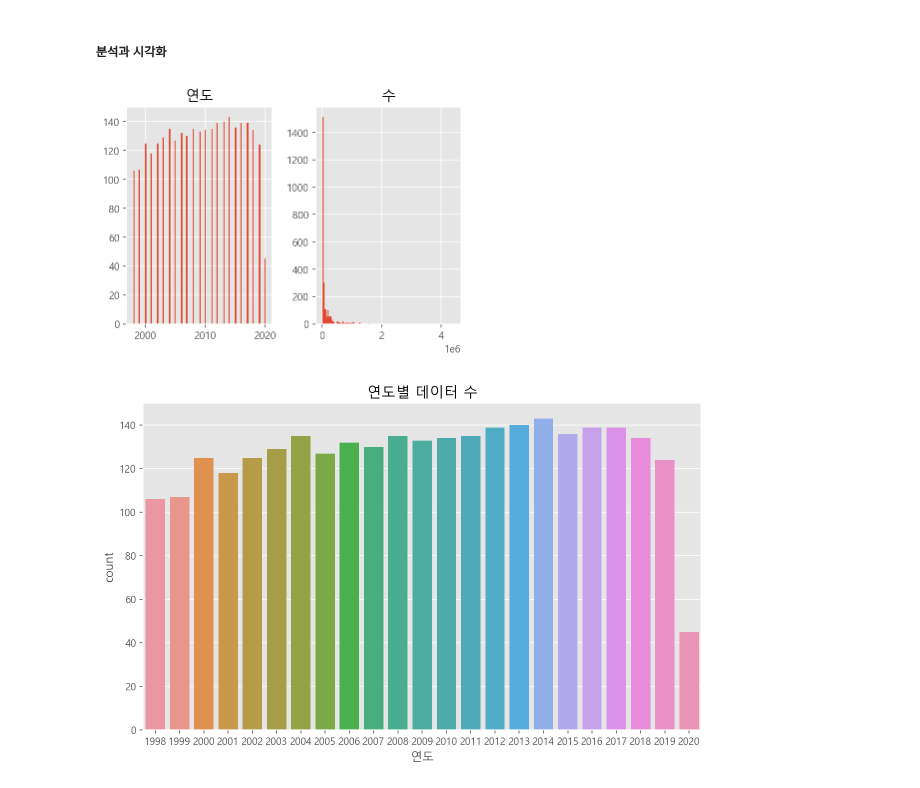
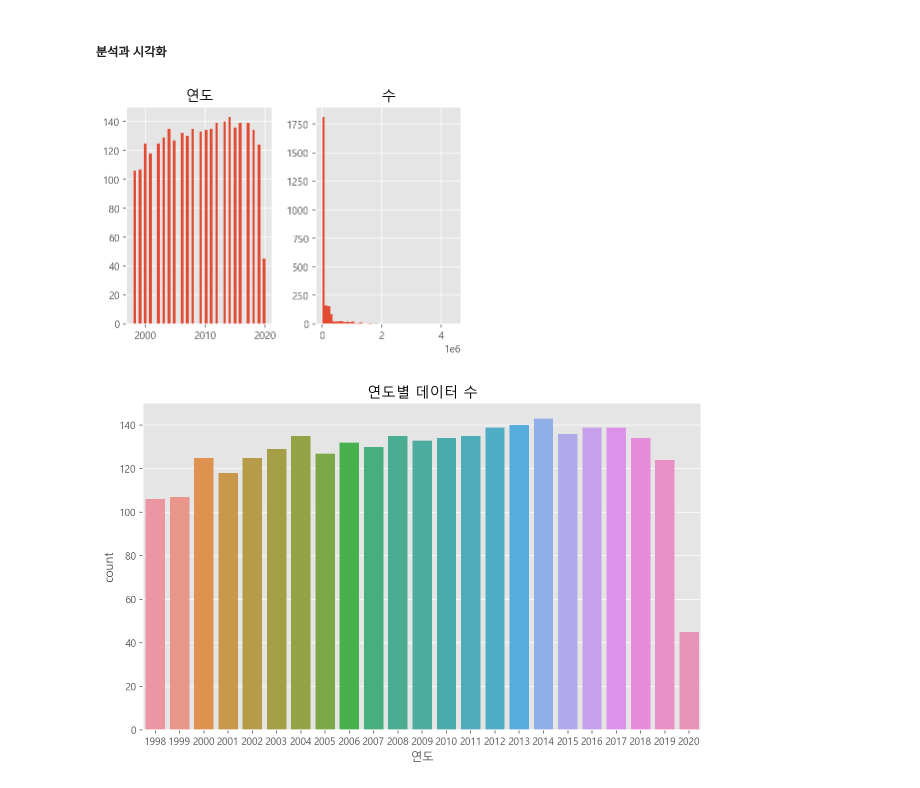
Before and after one commit to nuyhc/Mini_Project, a Jupyter notebook: 8. CAoMDDaHE/CAoMDDaHE.ipynb, the cells around one changed output. Saved outputs shown, nothing was run; the diff lists cells and outputs as text; code cells hidden in the pictures.

```diff
--- a/8. CAoMDDaHE/CAoMDDaHE.ipynb
+++ b/8. CAoMDDaHE/CAoMDDaHE.ipynb
@@ -201,9 +201,9 @@ df_Nmw.describe(include="object")
 # %% [markdown]
 ##### 분석과 시각화
 # %%
-_ = df_Nmw.hist(bins=100)
+_ = df_Nmw.hist(bins=50)
 # %% [output]
-[figure, old version]
+[figure, new version]
 # %%
 plt.figure(figsize=(10, 6))
 _ = sns.countplot(data=df_Nmw, x="연도").set_title("연도별 데이터 수")
```
Also changed, not shown: parts of 6 cells of this notebook.
